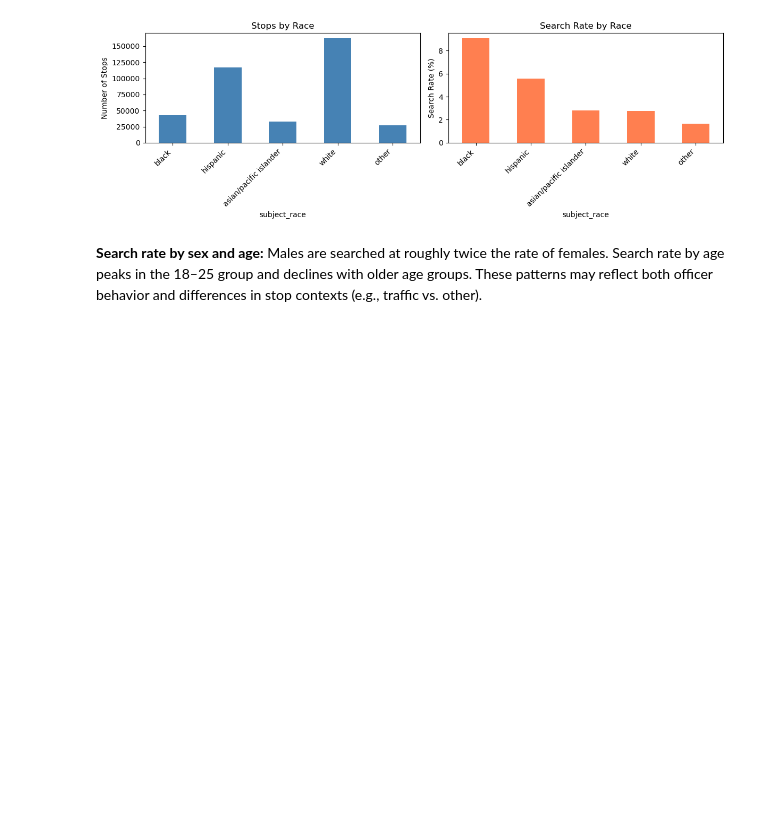
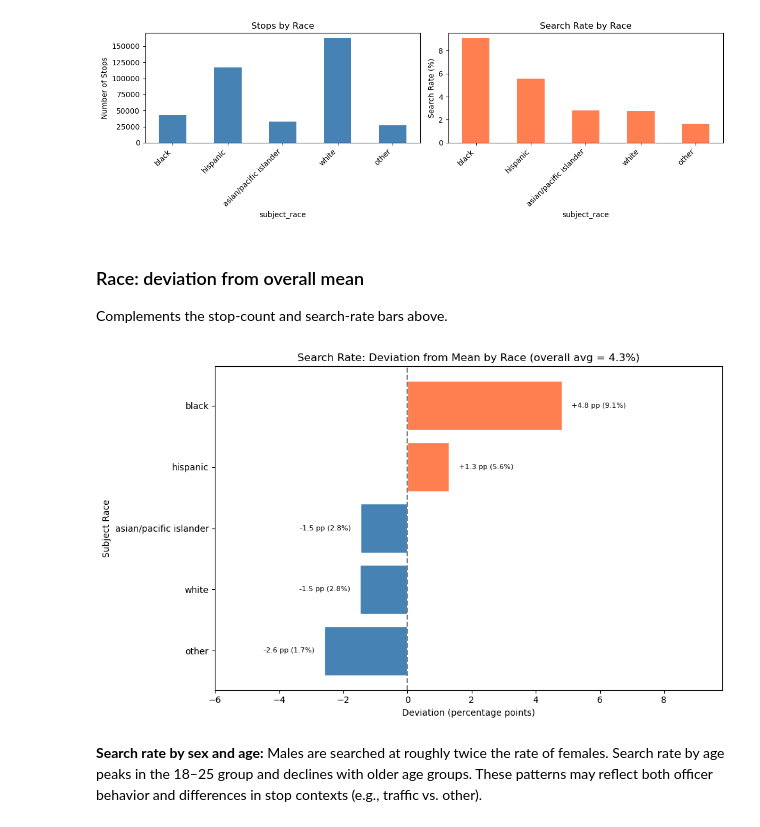
Before and after one commit to utexas-SDS-357/sds357-project-sp26-deployment, a Jupyter notebook: eda.ipynb, the cells around one changed output. Cells and saved outputs as stored; diff of their text form; code cells hidden in the pictures; blank space fills up the shorter version.

```diff
--- a/eda.ipynb
+++ b/eda.ipynb
@@ -303,6 +357,43 @@ plt.show()
 4                   white  162226     0.027801
 3                   other   27238     0.016558
 [figure]
+# %% [markdown]
+### Race: deviation from overall mean
+Complements the stop-count and search-rate bars above.
+# %%
+# Search rate by race: deviation from overall mean (all race categories); saves race_deviation_plot.png
+df_race_dev = df.dropna(subset=["subject_race", "search_conducted"])
+overall_rate_pct = df_race_dev["search_conducted"].eq(True).mean() * 100
+race_rates_dev = df_race_dev.groupby("subject_race", observed=False)["search_conducted"].apply(
+    lambda x: x.eq(True).mean() * 100
+).reset_index(name="search_rate_pct")
+race_rates_dev["deviation_pp"] = race_rates_dev["search_rate_pct"] - overall_rate_pct
+race_rates_dev = race_rates_dev.sort_values("deviation_pp", ascending=True)
+colors = ["coral" if d >= 0 else "steelblue" for d in race_rates_dev["deviation_pp"]]
+
+fig, ax = plt.subplots(figsize=(10, 6))
+fig.patch.set_facecolor("none")
+ax.patch.set_facecolor("none")
+bars = ax.barh(race_rates_dev["subject_race"], race_rates_dev["deviation_pp"], color=colors, edgecolor="white")
+ax.axvline(0, color="gray", linestyle="--", linewidth=1.5)
+ax.set_xlabel("Deviation (percentage points)")
+ax.set_ylabel("Subject Race")
+ax.set_title(f"Search Rate: Deviation from Mean by Race (overall avg = {overall_rate_pct:.1f}%)")
+xmin, xmax = race_rates_dev["deviation_pp"].min(), race_rates_dev["deviation_pp"].max()
+ax.set_xlim(-6, xmax + 5)
+for bar, row in zip(bars, race_rates_dev.itertuples()):
+    x = bar.get_width()
+    y_center = bar.get_y() + bar.get_height() / 2
+    label = f"{row.deviation_pp:+.1f} pp ({row.search_rate_pct:.1f}%)"
+    if x >= 0:
+        ax.text(x + 0.3, y_center, label, va="center", ha="left", fontsize=8)
+    else:
+        ax.text(x - 0.3, y_center, label, va="center", ha="right", fontsize=8)
+plt.tight_layout()
+plt.savefig("race_deviation_plot.png", dpi=150, bbox_inches="tight", transparent=True)
+plt.show()
+# %% [output]
+[figure, added]
 # %% [markdown]
 **Search rate by sex and age:** Males are searched at roughly twice the rate of females. Search rate by age peaks in the 18–25 group and declines with older age groups. These patterns may reflect both officer behavior and differences in stop contexts (e.g., traffic vs. other).
 # %%
```
Also changed, not shown: parts of 22 cells of this notebook, 7 other files.
